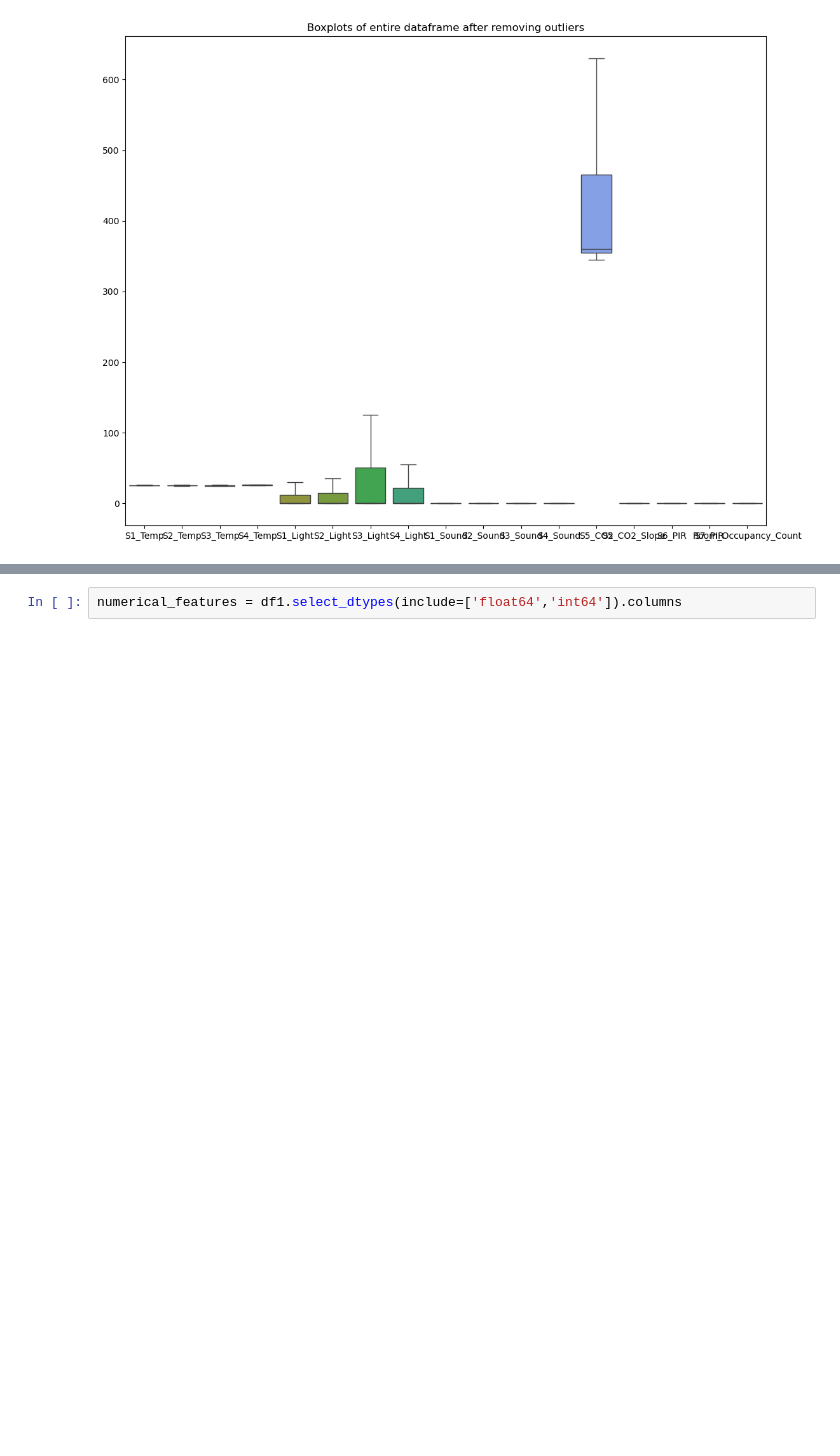
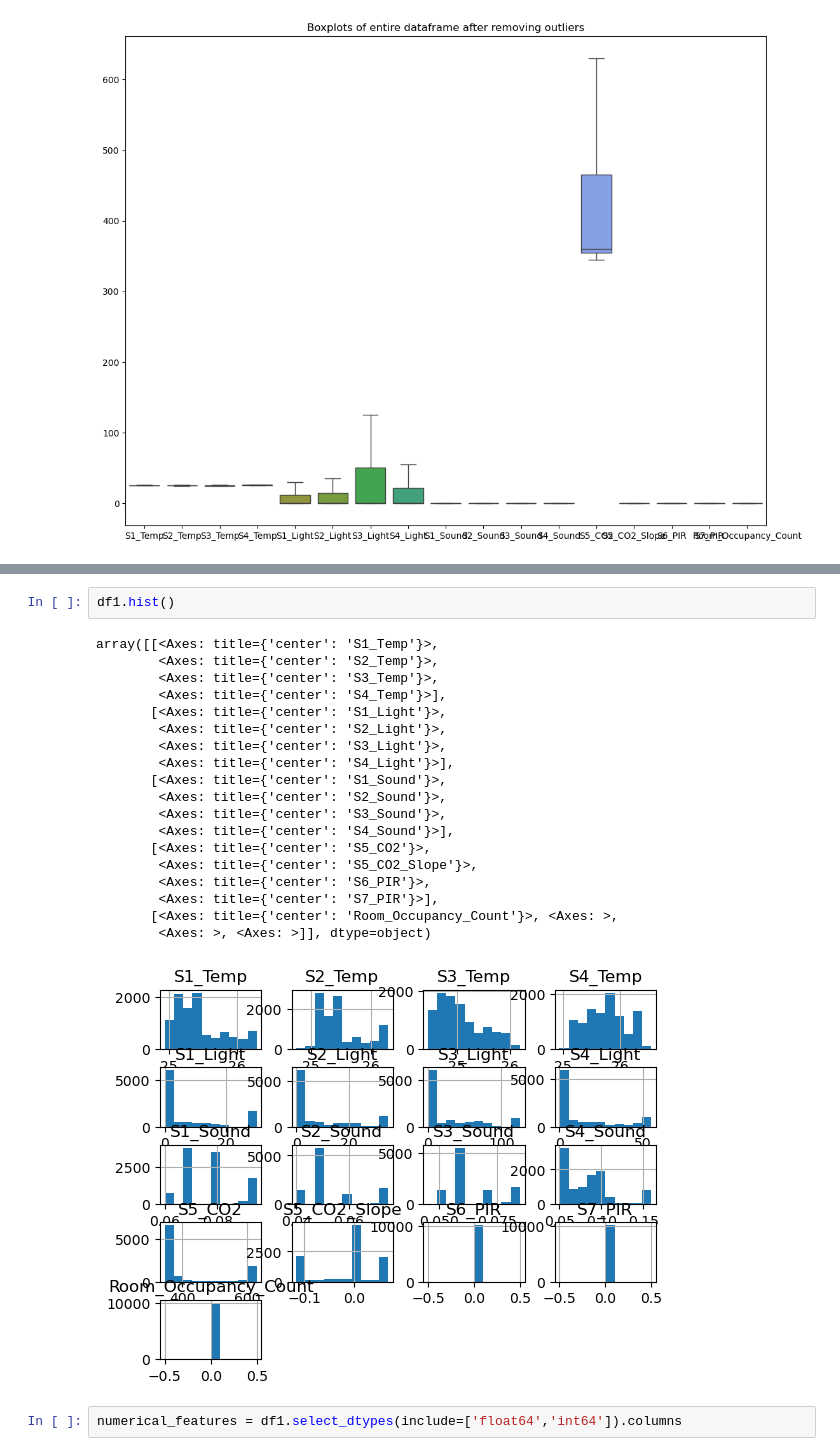
Before and after one commit to aswin3539/Final-Project-Phase-2, a Jupyter notebook: capstone project room occupancy.ipynb, the cells around one changed output, grey strips where cells are left out. Drawn from its saved outputs; the diff is of its cells as text; blank space fills up the shorter version.

```diff
--- a/capstone project room occupancy.ipynb
+++ b/capstone project room occupancy.ipynb
@@ -224,3 +227,25 @@ df1.head(6)
+# %%
+df1.hist()
+# %% [output]
+array([[<Axes: title={'center': 'S1_Temp'}>,
+        <Axes: title={'center': 'S2_Temp'}>,
+        <Axes: title={'center': 'S3_Temp'}>,
+        <Axes: title={'center': 'S4_Temp'}>],
+       [<Axes: title={'center': 'S1_Light'}>,
+        <Axes: title={'center': 'S2_Light'}>,
+        <Axes: title={'center': 'S3_Light'}>,
+        <Axes: title={'center': 'S4_Light'}>],
+       [<Axes: title={'center': 'S1_Sound'}>,
+        <Axes: title={'center': 'S2_Sound'}>,
+        <Axes: title={'center': 'S3_Sound'}>,
+        <Axes: title={'center': 'S4_Sound'}>],
+       [<Axes: title={'center': 'S5_CO2'}>,
+        <Axes: title={'center': 'S5_CO2_Slope'}>,
+        <Axes: title={'center': 'S6_PIR'}>,
+        <Axes: title={'center': 'S7_PIR'}>],
+       [<Axes: title={'center': 'Room_Occupancy_Count'}>, <Axes: >,
+        <Axes: >, <Axes: >]], dtype=object)
+[figure, added]
 # %%
 numerical_features = df1.select_dtypes(include=['float64','int64']).columns
 # %%
```
Also changed, not shown: parts of 19 cells of this notebook.
